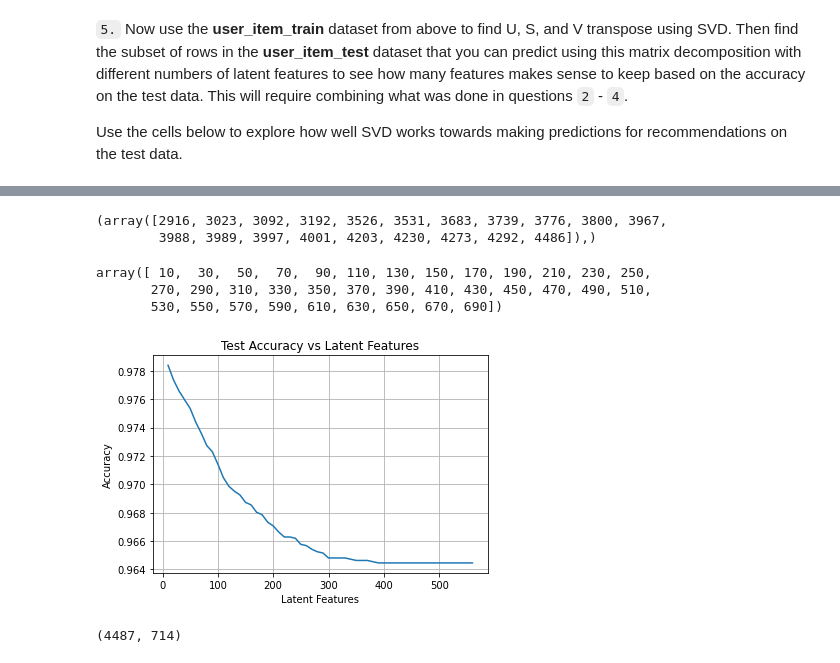
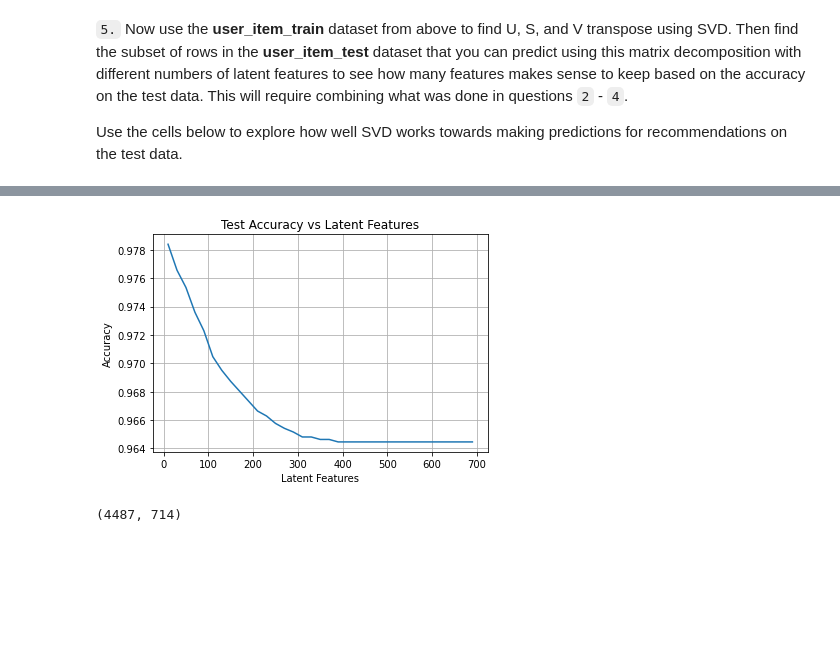
Before and after one commit to rafaelmata357/Data-Science-Udacity, a Jupyter notebook: Recommendations/Recommendations_with_IBM.ipynb, the cells around one changed output, grey strips where cells are left out. Cells and saved outputs as stored; diff of their text form; code cells hidden in the pictures; blank space fills up the shorter version.

Commit message:
FEAT: Complete function to compute SVD for test subset

```diff
--- a/Recommendations/Recommendations_with_IBM.ipynb
+++ b/Recommendations/Recommendations_with_IBM.ipynb
@@ -880,55 +845,52 @@ test_indexes = np.where(np.in1d(test_idx, test_idx_set))[0]
-# %%
-train_indexes
-# %% [output]
-(array([2916, 3023, 3092, 3192, 3526, 3531, 3683, 3739, 3776, 3800, 3967,
-        3988, 3989, 3997, 4001, 4203, 4230, 4273, 4292, 4486]),)
-# %%
-num_latent_feats = np.arange(10,700+10,20)
-num_latent_feats
-# %% [output]
-array([ 10,  30,  50,  70,  90, 110, 130, 150, 170, 190, 210, 230, 250,
-       270, 290, 310, 330, 350, 370, 390, 410, 430, 450, 470, 490, 510,
-       530, 550, 570, 590, 610, 630, 650, 670, 690])
-# %%
-
-# FIND SUBSET OF USER_ITEM MATRIX CONTAINING ONLY USER AND ARTICLES THAT ARE SHARED BY TRAIN AND TEST SET
-u_item_test_set = user_item_test.iloc[test_indexes,:]
-u_item_train_set = user_item_train.iloc[train_indexes, train_articles]
+# %%
+
+
+#  Find the similar users between train and test and get the index subset
+similar_users = np.intersect1d(user_item_test.index, user_item_train.index)
+user_item_test_subset = user_item_test.loc[similar_users]
+train_users_idx = np.where(user_item_train.index.isin(similar_users))[0]
+
+#  Find similar articles ids between train and test and get the index subset
+
+similar_articles = user_item_train.columns.isin(user_item_test.columns)
+train_arts_idx = np.where(similar_articles)[0]
+
+user_item_train_set = user_item_train.iloc[train_users_idx, train_arts_idx]
 # %%
 # Use these cells to see how well you can use the training
 # decomposition to predict on test data
 
 
-latent_feats = np.arange(10,570,10)
+latent_features = np.arange(10,700+10,20)
 sum_errors = []
 
-for k in latent_feats:
+for k in latent_features:
 
-    # Restructure train matrices using k features
+    # Get train SVD matrices using only k features
     s_train_k, u_train_k, vt_train_k = np.diag(s_train[:k]), u_train[:, :k], vt_train[:k, :]
 
-    # Restructure test matrices using k features
-    s_test_k, u_test_k, vt_test_k = s_train_k, u_train_k[train_indexes,:], vt_train_k[:,train_articles]
+    # Get the test matrices from train using only the subset share for users and articles
+    s_test_k, u_test_k, vt_test_k = s_train_k, u_train_k[train_users_idx,:], vt_train_k[:,train_arts_idx]
 
-    # Calculate dot product
-    u_item_test_set_pred = np.around(np.dot(np.dot(u_test_k, s_test_k), vt_test_k))
+    # Compute dot product to get the prediction matrix
+    user_item_test_set_pred = np.around(np.dot(np.dot(u_test_k, s_test_k), vt_test_k))
 
-    # Error (prediction - actual values)
-    error = np.subtract(u_item_test_set, u_item_test_set_pred)
+    # compute error for each prediction to actual value
+    error = np.subtract(user_item_test_subset, user_item_test_set_pred)
 
-    # Total errors
+    # Total absolute error
     total_error = np.sum(np.sum(np.abs(error)))
     sum_errors.append(total_error)
 # %%
 # Plot test accuracy and latent features
 n_interactions_set = u_item_test_set.shape[0] * u_item_test_set.shape[1]
-plt.plot(latent_feats, 1 - np.array(sum_errors) / n_interactions_set);
+plt.plot(latent_features, 1 - np.array(sum_errors) / n_interactions_set);
 plt.xlabel('Latent Features');
 plt.ylabel('Accuracy');
 plt.title('Test Accuracy vs Latent Features');
 plt.grid(True)
 # %% [output]
-[figure, old version]
+[figure, new version]
 # %%
 k = 700
 s_new, u_new, vt_new = np.diag(s_train[:k]), u_train[:, :k], vt_train[:k, :]
```
Also changed, not shown: parts of 7 cells of this notebook.
